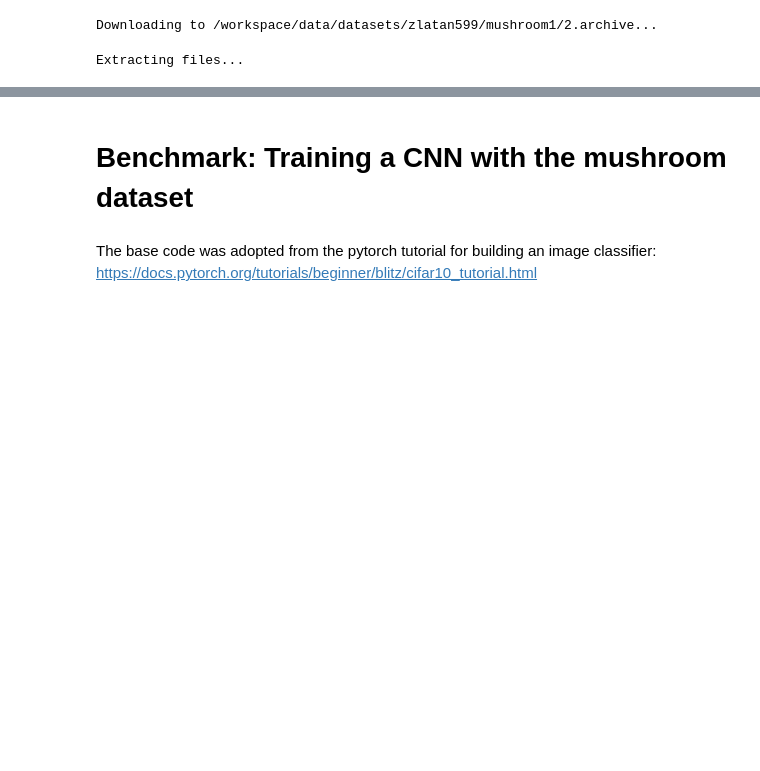
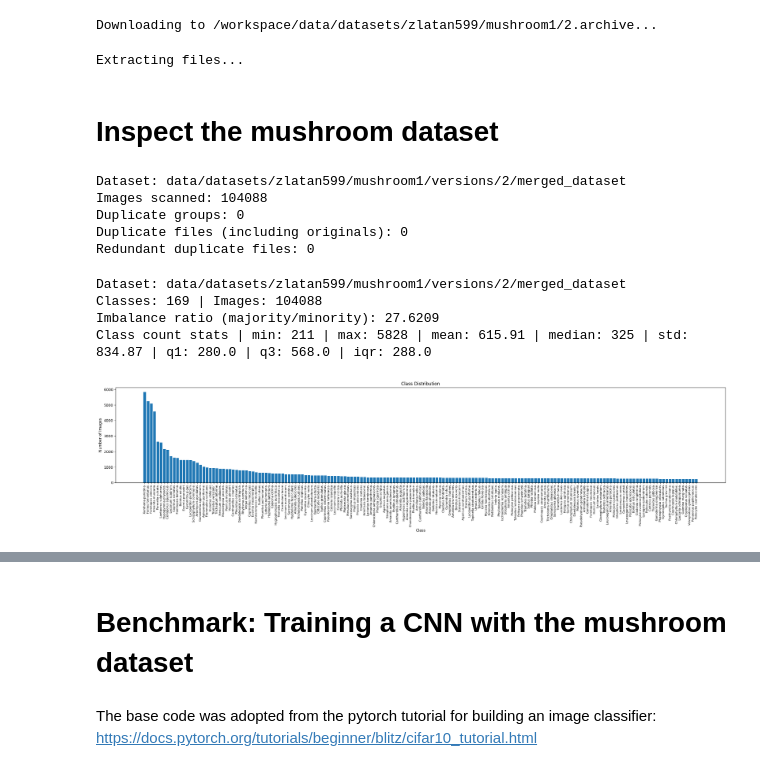
Before and after one commit to crispinlang/CO5_image_classification_project, a Jupyter notebook: project.ipynb, the cells around one changed output, grey strips where cells are left out. Cells and saved outputs as stored; diff of their text form; code cells hidden in the pictures; blank space fills up the shorter version.

Commit message:
Added section for data inspection in project.ipynb

```diff
--- a/project.ipynb
+++ b/project.ipynb
@@ -12,3 +12,27 @@
 # %% [output]
 Downloading to /workspace/data/datasets/zlatan599/mushroom1/2.archive...
 Extracting files...
+# %% [markdown]
+# Inspect the mushroom dataset
+# %%
+from src.inspection import duplicates
+
+duplicates_report = duplicates()
+duplicates_report
+# %% [output]
+Dataset: data/datasets/zlatan599/mushroom1/versions/2/merged_dataset
+Images scanned: 104088
+Duplicate groups: 0
+Duplicate files (including originals): 0
+Redundant duplicate files: 0
+# %%
+from src.inspection import class_imbalance
+
+class_imbalance_report = class_imbalance()
+class_imbalance_report
+# %% [output]
+Dataset: data/datasets/zlatan599/mushroom1/versions/2/merged_dataset
+Classes: 169 | Images: 104088
+Imbalance ratio (majority/minority): 27.6209
+Class count stats | min: 211 | max: 5828 | mean: 615.91 | median: 325 | std: 834.87 | q1: 280.0 | q3: 568.0 | iqr: 288.0
+[figure, added]
```
Also changed, not shown: parts of 3 cells of this notebook.
